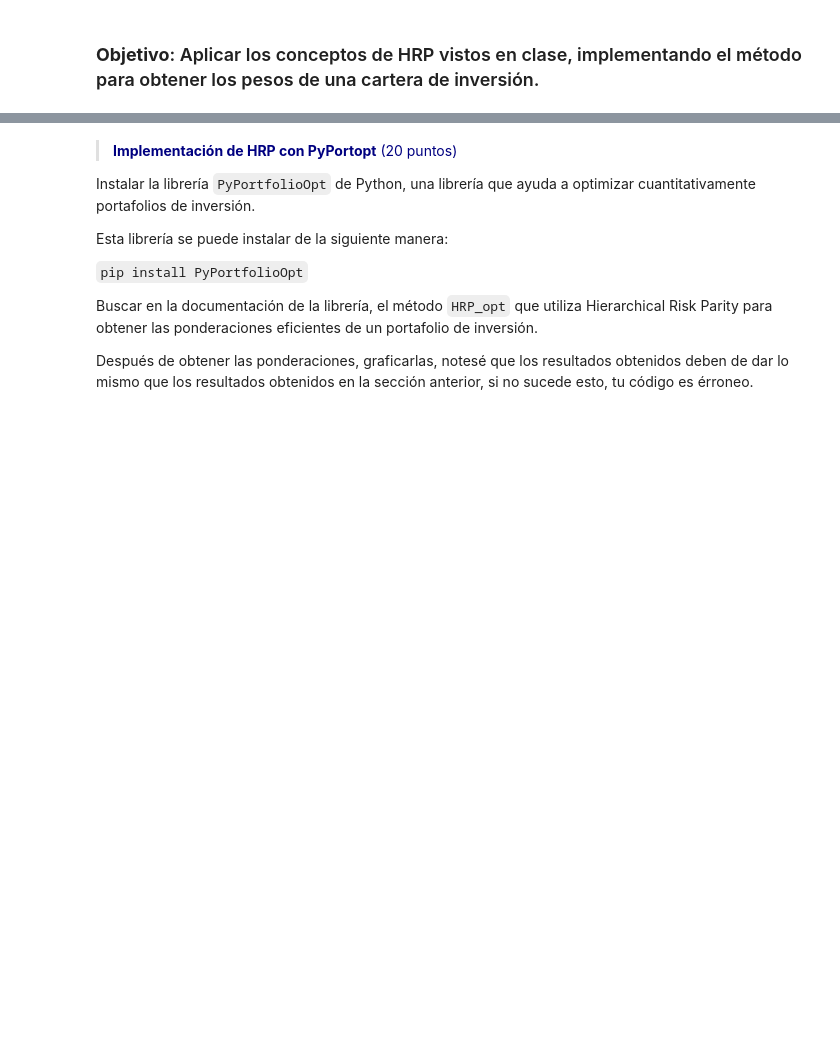
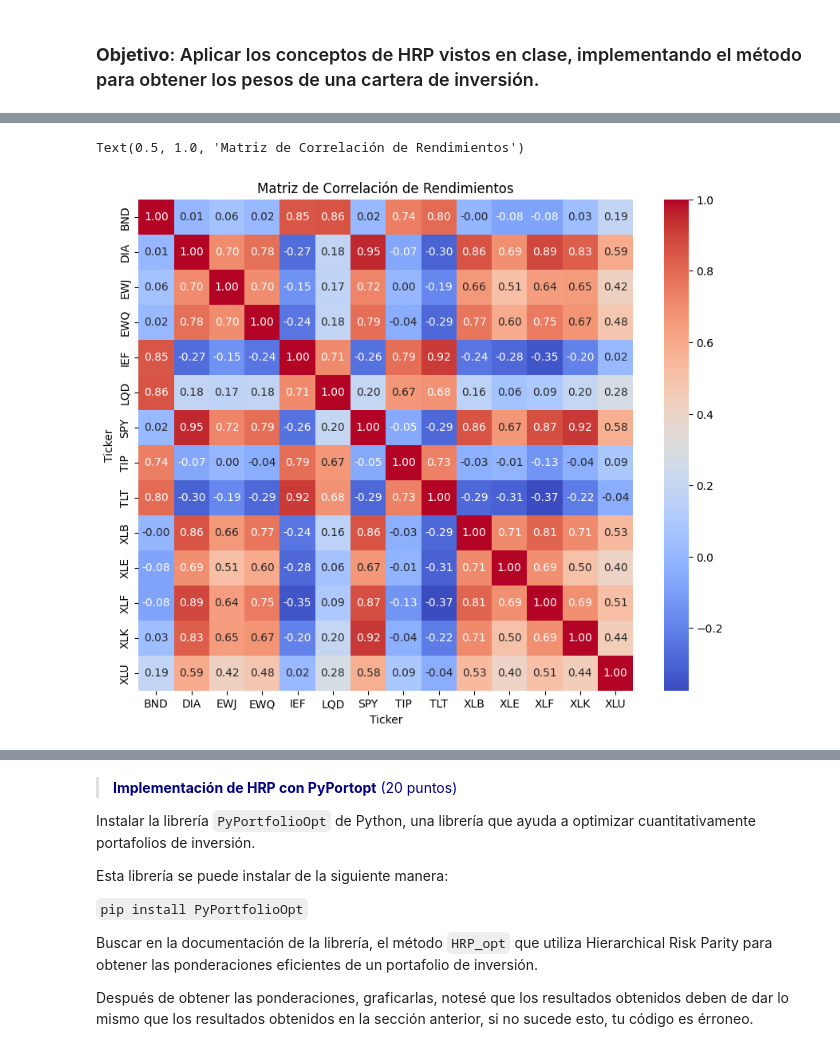
Before and after one commit to JLuisAlmendarez/PortafolioHRPStrategy, a Jupyter notebook: Actividad_HRP.ipynb, the cells around one changed output, grey strips where cells are left out. Drawn from its saved outputs; the diff is of its cells as text; code cells hidden in the pictures; blank space fills up the shorter version.

```diff
--- a/Actividad_HRP.ipynb
+++ b/Actividad_HRP.ipynb
@@ -58,2 +100,4 @@ tickers=["IEF", "BND", "LQD", "TIP", "XLU", "TLT", "XLB", "DIA",
 # %%
 # descargar precios
+prices = yf.download(tickers, start="2010-01-01", end="2026-06-05")["Close"].dropna()
+prices.tail()
@@ -60,2 +113,4 @@ tickers=["IEF", "BND", "LQD", "TIP", "XLU", "TLT", "XLB", "DIA",
 # %%
 # rendimientos
+returns = np.log(prices / prices.shift(1)).dropna()
+returns.tail()
@@ -62,4 +125,10 @@ tickers=["IEF", "BND", "LQD", "TIP", "XLU", "TLT", "XLB", "DIA",
 # %%
 # mapa de calor de matriz correlacion
+plt.figure(figsize=(10, 8))
+sns.heatmap(returns.corr(), annot=True, cmap="coolwarm", fmt=".2f")
+plt.title("Matriz de Correlación de Rendimientos")
+# %% [output]
+Text(0.5, 1.0, 'Matriz de Correlación de Rendimientos')
+[figure, added]
 # %%
 # aplicar clustering jerarquico, dibujar dendograma
```
Also changed, not shown: parts of 12 cells of this notebook.
